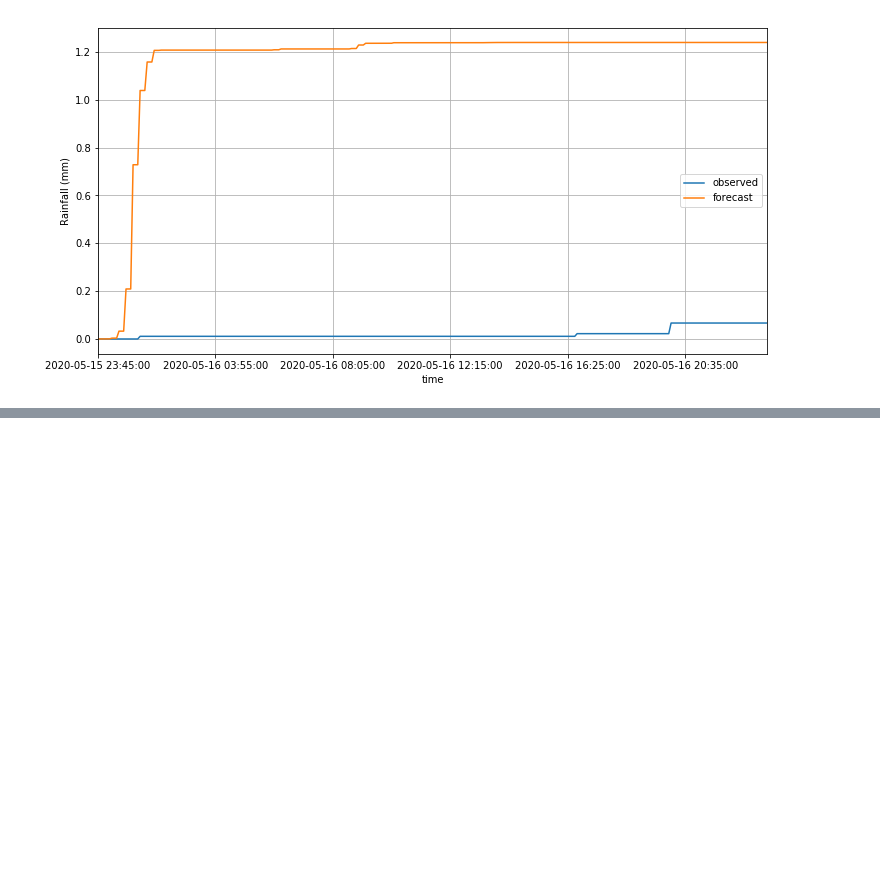
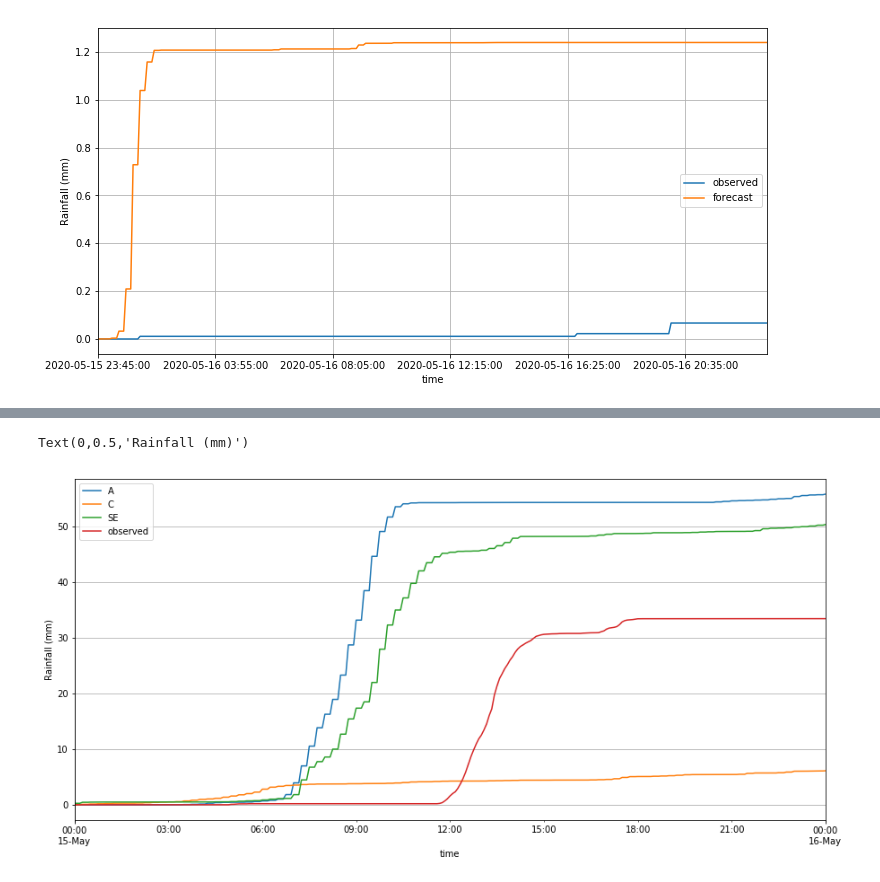
Before and after one commit to CUrW-SL/DSS-Framework, a Jupyter notebook: jupyter_notebooks/Accuracy test/wrf/wrf_accuracy.ipynb, the cells around one changed output, grey strips where cells are left out. Saved outputs shown, nothing was run; the diff lists cells and outputs as text; code cells hidden in the pictures; blank space fills up the shorter version.

```diff
--- a/jupyter_notebooks/Accuracy test/wrf/wrf_accuracy.ipynb
+++ b/jupyter_notebooks/Accuracy test/wrf/wrf_accuracy.ipynb
@@ -446,0 +516,5 @@ Text(0,0.5,'Rainfall (mm)')
+# %%
+obs_cum_mean_df = get_obs_cum_mean_df(obs_connection, shape_file, '2020-05-15 00:00:00', '2020-05-16 00:00:00')
+obs_df = pd.DataFrame({'time': obs_cum_mean_df.index, 'observed': obs_cum_mean_df.values})
+obs_df.observed = pd.to_numeric(obs_df.observed)
+obs_df
@@ -446,0 +542,5 @@ Text(0,0.5,'Rainfall (mm)')
+# %%
+fcst_19_cum_mean_df = get_fcst_cum_mean_df(fcst_connection, shape_file, 'dwrf_gfs_d1_18', 19, '2020-05-15 00:00:00', '2020-05-16 00:00:00')
+fcst_19_df = pd.DataFrame({'time': fcst_19_cum_mean_df.index, 'A': fcst_19_cum_mean_df.values})
+fcst_19_df.A = pd.to_numeric(fcst_19_df.A)
+fcst_19_df
@@ -446,0 +564,5 @@ Text(0,0.5,'Rainfall (mm)')
+# %%
+fcst_20_cum_mean_df = get_fcst_cum_mean_df(fcst_connection, shape_file, 'dwrf_gfs_d1_18', 20, '2020-05-15 00:00:00', '2020-05-16 00:00:00')
+fcst_20_df = pd.DataFrame({'time': fcst_20_cum_mean_df.index, 'C': fcst_20_cum_mean_df.values})
+fcst_20_df.C = pd.to_numeric(fcst_20_df.C)
+fcst_20_df
@@ -446,0 +608,5 @@ Text(0,0.5,'Rainfall (mm)')
+# %%
+fcst_22_cum_mean_df = get_fcst_cum_mean_df(fcst_connection, shape_file, 'dwrf_gfs_d1_18', 22, '2020-05-15 00:00:00', '2020-05-16 00:00:00')
+fcst_22_df = pd.DataFrame({'time': fcst_22_cum_mean_df.index, 'SE': fcst_22_cum_mean_df.values})
+fcst_22_df.SE = pd.to_numeric(fcst_22_df.SE)
+fcst_22_df
@@ -446,0 +630,6 @@ Text(0,0.5,'Rainfall (mm)')
+# %%
+plot_df = reduce(lambda x,y: pd.merge(x,y, on='time', how='outer'), [fcst_19_df,fcst_20_df,fcst_22_df,obs_df])
+plot_df.plot(x='time', y=['A','C','SE','observed'], kind='line', figsize=(15,7), grid=True).set_ylabel('Rainfall (mm)')
+# %% [output]
+Text(0,0.5,'Rainfall (mm)')
+[figure, added]
```
Also changed, not shown: parts of 27 cells of this notebook, 2 other files.
